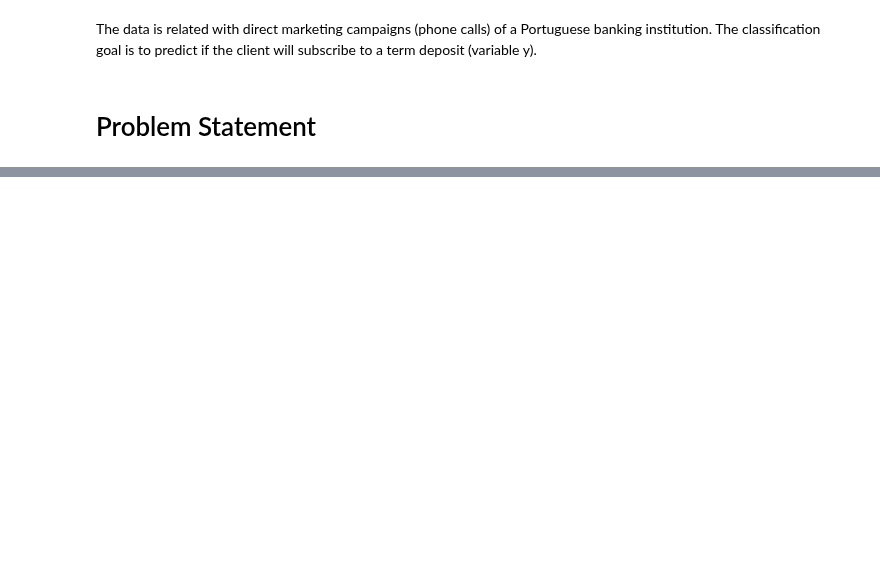
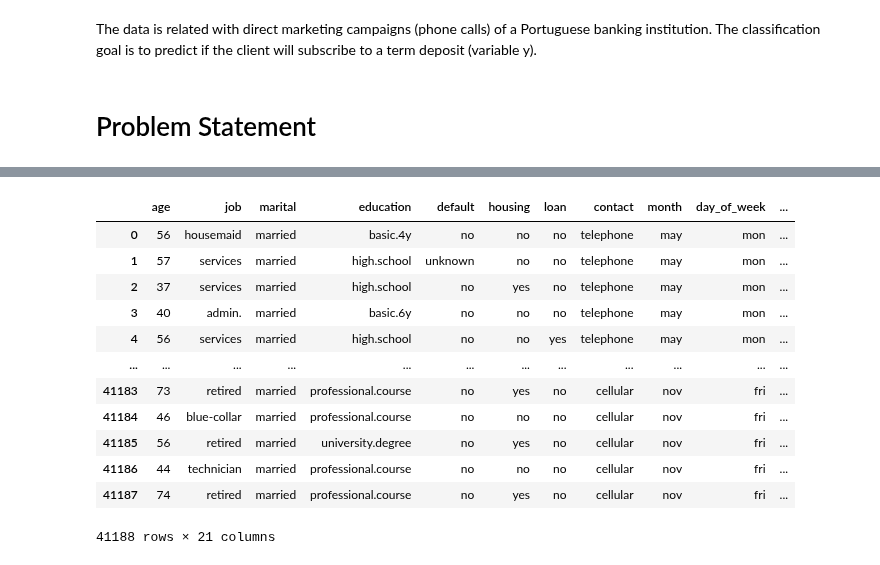
Before and after one commit to MJanbandhu/PortugeseBankMarketingProject, a Jupyter notebook: PRCP_1000.ipynb, the cells around one changed output, grey strips where cells are left out. Saved outputs shown, nothing was run; the diff lists cells and outputs as text; code cells hidden in the pictures; blank space fills up the shorter version.

```diff
--- a/PRCP_1000.ipynb
+++ b/PRCP_1000.ipynb
@@ -18,0 +136,22 @@ from google.colab import drive
+# %%
+data= data.apply(lambda x: x.str.replace('"', ''))
+# Why we use lambda
+# I think we aware from lambda function
+#lambda function is used with the apply method to remove double quotes (") from all elements in a dataframe or a series.
+# or series object
+# %%
+data
+# %% [output]
+|  | age | job | marital | education | default | housing | loan | contact | month | day_of_week | ... |
+| 0 | 56 | housemaid | married | basic.4y | no | no | no | telephone | may | mon | ... |
+| 1 | 57 | services | married | high.school | unknown | no | no | telephone | may | mon | ... |
+| 2 | 37 | services | married | high.school | no | yes | no | telephone | may | mon | ... |
+| 3 | 40 | admin. | married | basic.6y | no | no | no | telephone | may | mon | ... |
+| 4 | 56 | services | married | high.school | no | no | yes | telephone | may | mon | ... |
+| ... | ... | ... | ... | ... | ... | ... | ... | ... | ... | ... | ... |
+| 41183 | 73 | retired | married | professional.course | no | yes | no | cellular | nov | fri | ... |
+| 41184 | 46 | blue-collar | married | professional.course | no | no | no | cellular | nov | fri | ... |
+| 41185 | 56 | retired | married | university.degree | no | yes | no | cellular | nov | fri | ... |
+| 41186 | 44 | technician | married | professional.course | no | no | no | cellular | nov | fri | ... |
+| 41187 | 74 | retired | married | professional.course | no | yes | no | cellular | nov | fri | ... |
+41188 rows × 21 columns
```
Also changed, not shown: parts of 23 cells of this notebook.
